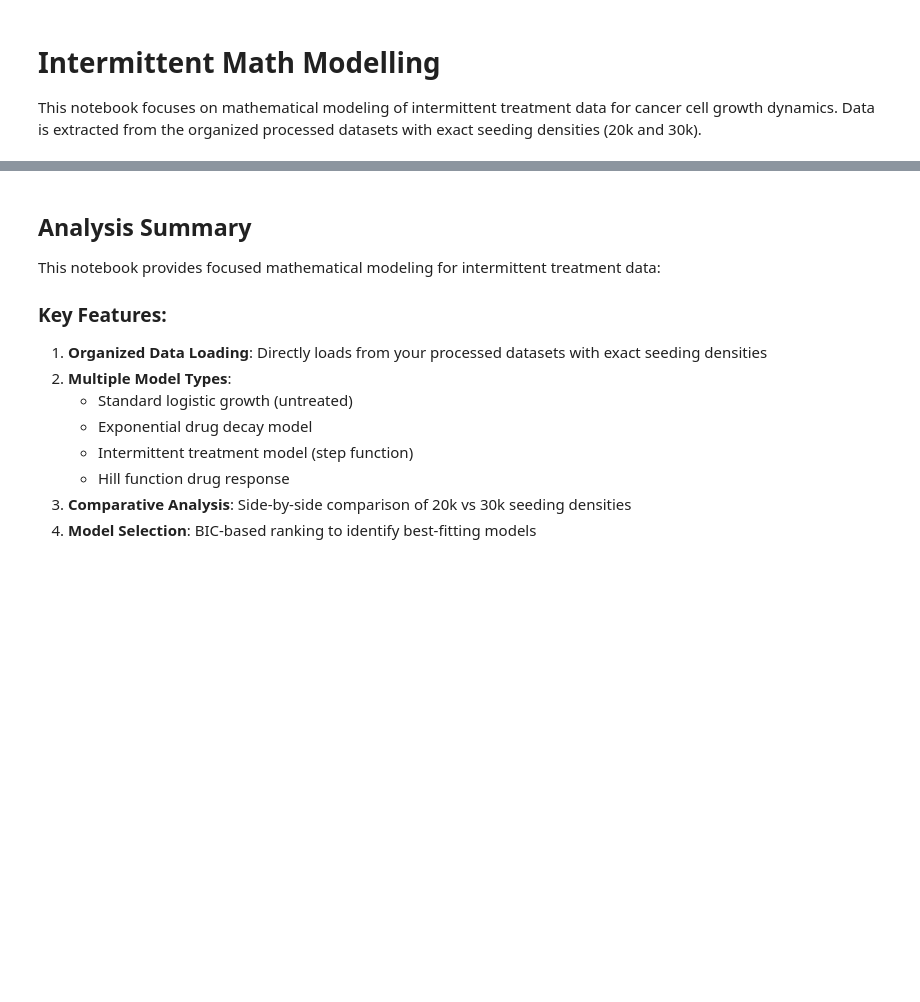
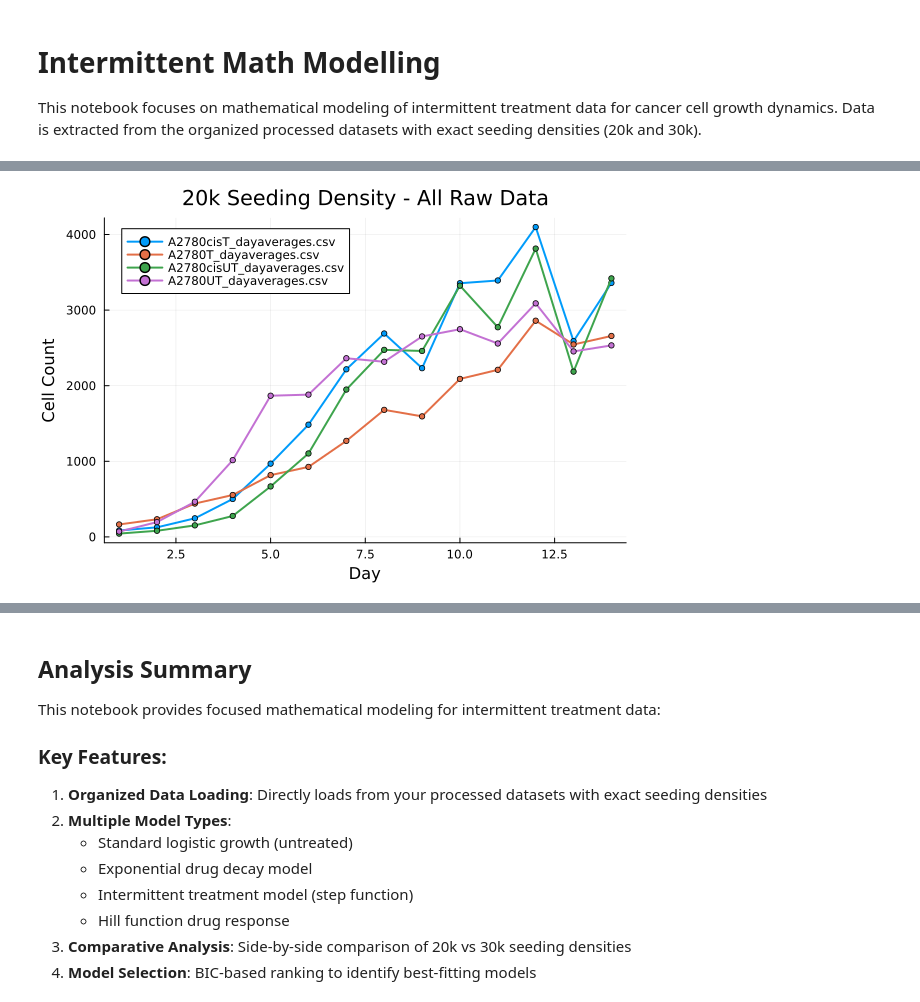
Before and after one commit to kadinelbak/CancerGrowthDynamics, a Jupyter notebook: Intermittent Math Modelling.ipynb, the cells around one changed output, grey strips where cells are left out. Cells and saved outputs as stored; diff of their text form; code cells hidden in the pictures; blank space fills up the shorter version.

Commit message:
Extraction fixes and area rename header columns

```diff
--- a/Intermittent Math Modelling.ipynb
+++ b/Intermittent Math Modelling.ipynb
@@ -92,8 +92,9 @@ function plot_model_fit(x, y, optimized_params, optimized_sol, bic, ssr, title_s
     println("Sum of Squared Residuals (SSR): ", round(ssr, digits=6))
     println("Bayesian Information Criterion (BIC): ", round(bic, digits=2))
 
-    p = scatter(x, y, label="Data", legend=:bottomright, title=title_str, xlabel="Day", ylabel="Cell Count")
-    plot!(optimized_sol.t, [u[1] for u in optimized_sol.u], label="Model", lw=2)
+    p = plot(x, y, label="Data", legend=:bottomright, title=title_str, xlabel="Day", ylabel="Cell Count",
+             lw=2, marker=:circle, markersize=4)
+    plot!(optimized_sol.t, [u[1] for u in optimized_sol.u], label="Model", lw=3, linestyle=:dash)
 
     display(p)
     return p
@@ -117,7 +120,7 @@ function load_intermittent_data(seeding_density::String)
         try
             df = CSV.read(base_path * file, DataFrame)
             datasets[file] = df
-            println("✅ Loaded: ", file)
+            println("✅ Loaded: ", file, " ($(nrow(df)) rows)")
         catch e
             println("❌ Failed to load: $file")
             println("   ↳ Error: ", e)
@@ -127,10 +130,12 @@ function load_intermittent_data(seeding_density::String)
     return datasets
 end
 
-# Extract x,y data from day averages CSV
-function extract_xy_from_dayaverages(df::DataFrame; scaling_factor=157.7)
-    # Assuming the CSV has columns like 'Day' and 'Average'
+# Extract x,y data from day averages CSV (data is already preprocessed)
+function extract_xy_from_dayaverages(df::DataFrame)
+    # Extract day and cell count data from preprocessed CSV
     x = Float64.(df[:, 1])  # First column (days)
-    y = Float64.(df[:, 2]) ./ scaling_factor  # Second column (cell counts), scaled
+    y = Float64.(df[:, 2])  # Second column (cell counts) - already processed
+
+    println("   → Data range: Day $(x[1])-$(x[end]), Cell count $(minimum(y))-$(maximum(y))")
     return x, y
 end
@@ -189,6 +220,11 @@ datasets_20k = load_intermittent_data("20k")
 results_20k = Dict{String, Any}()
 xy_data_20k = Dict{String, Tuple{Vector{Float64}, Vector{Float64}}}()
 
+# Create plots to store all data
+plot_all_raw = plot(title="20k Seeding Density - All Raw Data", xlabel="Day", ylabel="Cell Count", legend=:topleft)
+plot_treated = plot(title="20k Seeding Density - Treated Data with Best Fits", xlabel="Day", ylabel="Cell Count", legend=:topleft)
+plot_untreated = plot(title="20k Seeding Density - Untreated Data with Fits", xlabel="Day", ylabel="Cell Count", legend=:topleft)
+
 # Process each dataset
 for (filename, df) in datasets_20k
     println("\n📊 Processing: $filename")
@@ -196,6 +232,9 @@ for (filename, df) in datasets_20k
     # Extract x,y data
     x, y = extract_xy_from_dayaverages(df)
     xy_data_20k[filename] = (x, y)
+
+    # Add raw data to overview plot as lines
+    plot!(plot_all_raw, x, y, label=filename, lw=2, marker=:circle, markersize=3)
 
     # Set up common parameters
     solver = Rodas5()
@@ -207,6 +246,9 @@ for (filename, df) in datasets_20k
 
     if is_treated
         println("   → Fitting treatment models")
+
+        # Add raw data to treated plot as lines
+        plot!(plot_treated, x, y, label="$filename (data)", lw=2, marker=:circle, markersize=3, alpha=0.7)
 
         # Try different treatment models
         models_to_try = [
@@ -227,7 +269,7 @@ for (filename, df) in datasets_20k
                     bic, ssr = calculate_bic(opt_prob, x, y, solver, opt_params)
                     push!(file_results, (name, opt_params, opt_sol, opt_prob, bic, ssr))
 
-                    # Plot the fit
+                    # Plot the individual fit
                     plot_model_fit(x, y, opt_params, opt_sol, bic, ssr, "$filename - $name Model")
                 end
             catch e
@@ -235,10 +277,21 @@ for (filename, df) in datasets_20k
             end
         end
 
+        # Add best fit to treated comparison plot
+        if !isempty(file_results)
+            best_result = sort(file_results, by = x -> x[5])[1]  # Sort by BIC, take best
+            best_name, best_params, best_sol, best_prob, best_bic, best_ssr = best_result
+            plot!(plot_treated, best_sol.t, [u[1] for u in best_sol.u],
+                  label="$filename ($best_name fit)", lw=3, linestyle=:dash)
+        end
+
         results_20k[filename] = file_results
 
     else
         println("   → Fitting logistic growth model")
+
+        # Add raw data to untreated plot as lines
+        plot!(plot_untreated, x, y, label="$filename (data)", lw=2, marker=:circle, markersize=3, alpha=0.7)
 
         # Fit simple logistic for untreated
         p_init = [0.5, 20000.0]
@@ -251,11 +304,58 @@ for (filename, df) in datasets_20k
                 bic, ssr = calculate_bic(opt_prob, x, y, solver, opt_params)
                 results_20k[filename] = [("Logistic", opt_params, opt_sol, opt_prob, bic, ssr)]
 
-                # Plot the fit
+                # Plot the individual fit
                 plot_model_fit(x, y, opt_params, opt_sol, bic, ssr, "$filename - Logistic Growth")
+
+                # Add fit to untreated comparison plot
+                plot!(plot_untreated, opt_sol.t, [u[1] for u in opt_sol.u],
+                      label="$filename (Logistic fit)", lw=3, linestyle=:dash)
             end
         catch e
             println("   ⚠️ Failed to fit logistic model: $e")
         end
     end
 end
+
+# Display summary plots
+println("\n📈 Displaying summary plots for 20k seeding density...")
+display(plot_all_raw)
+display(plot_treated)
+display(plot_untreated)
+
+# Create model comparison plot for treated data
+if any(haskey(results_20k, k) && !isempty(results_20k[k]) for k in keys(results_20k) if occursin("T_", k) && !occursin("UT_", k))
+    plot_model_comparison = plot(title="20k Treated Data - Model Comparison (BIC Values)",
+                                xlabel="Dataset", ylabel="BIC Value", legend=:topright)
+
+    datasets_for_comparison = []
+    bic_values_exp = []
+    bic_values_int = []
+    bic_values_hill = []
+
+    for (filename, file_results) in results_20k
+        if occursin("T_", filename) && !occursin("UT_", filename) && !isempty(file_results)
+            push!(datasets_for_comparison, replace(filename, ".csv" => ""))
+
+            # Extract BIC values for each model type
+            exp_bic = findfirst(x -> x[1] == "Exponential Decay", file_results)
+            int_bic = findfirst(x -> x[1] == "Intermittent", file_results)
+            hill_bic = findfirst(x -> x[1] == "Hill Response", file_results)
+
+            push!(bic_values_exp, exp_bic !== nothing ? file_results[exp_bic][5] : NaN)
+            push!(bic_values_int, int_bic !== nothing ? file_results[int_bic][5] : NaN)
+            push!(bic_values_hill, hill_bic !== nothing ? file_results[hill_bic][5] : NaN)
+        end
+    end
+
+    if !isempty(datasets_for_comparison)
+        x_pos = 1:length(datasets_for_comparison)
+        bar!(plot_model_comparison, x_pos .- 0.25, bic_values_exp, width=0.25, label="Exponential Decay", alpha=0.7)
+        bar!(plot_model_comparison, x_pos, bic_values_int, width=0.25, label="Intermittent", alpha=0.7)
+        bar!(plot_model_comparison, x_pos .+ 0.25, bic_values_hill, width=0.25, label="Hill Response", alpha=0.7)
+        plot!(plot_model_comparison, xticks=(x_pos, datasets_for_comparison), xrotation=45)
+
+        display(plot_model_comparison)
+    end
+end
+# %% [output]
@@ -261,0 +379 @@ end
+[figure, added]
```
Also changed, not shown: parts of 9 cells of this notebook, 45 other files.
